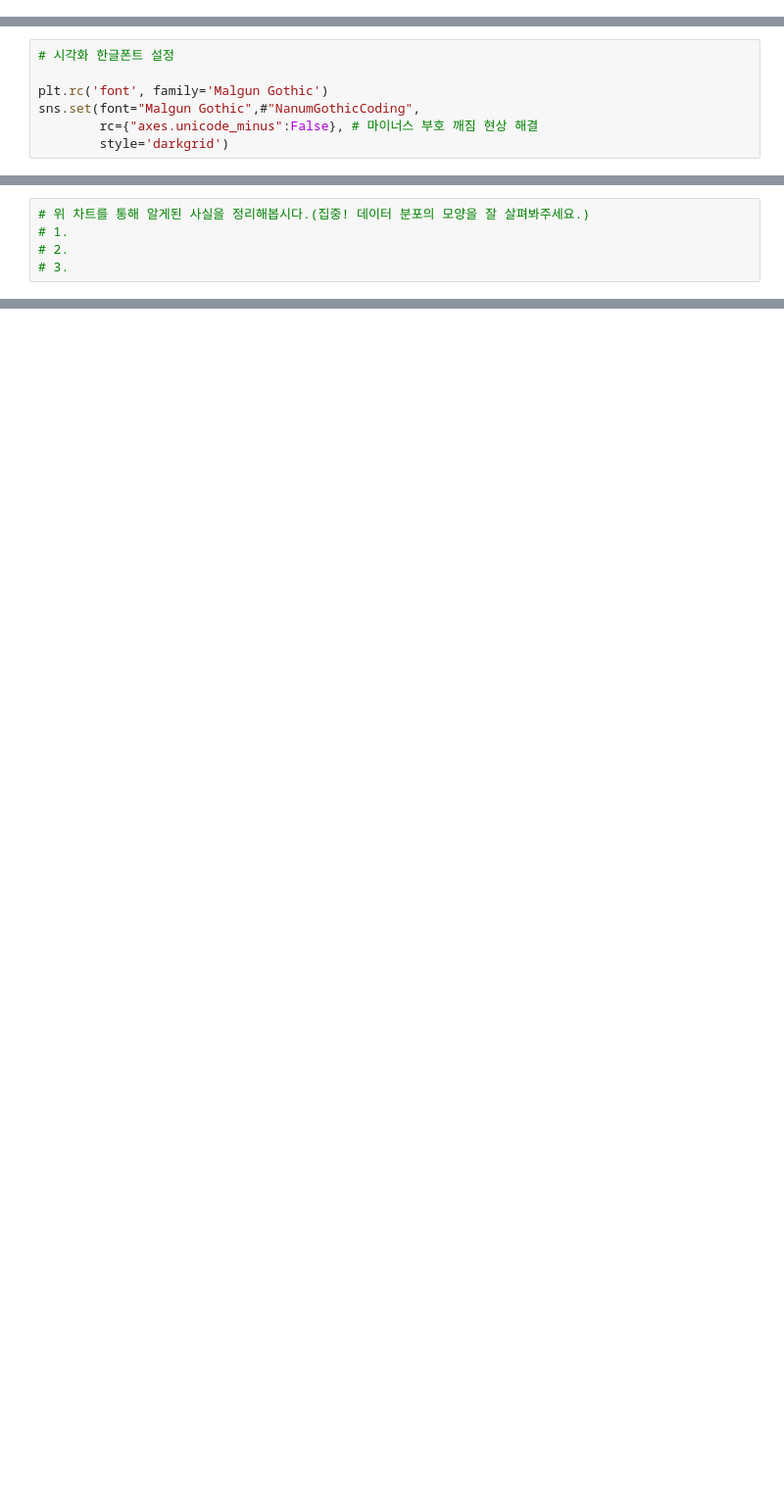
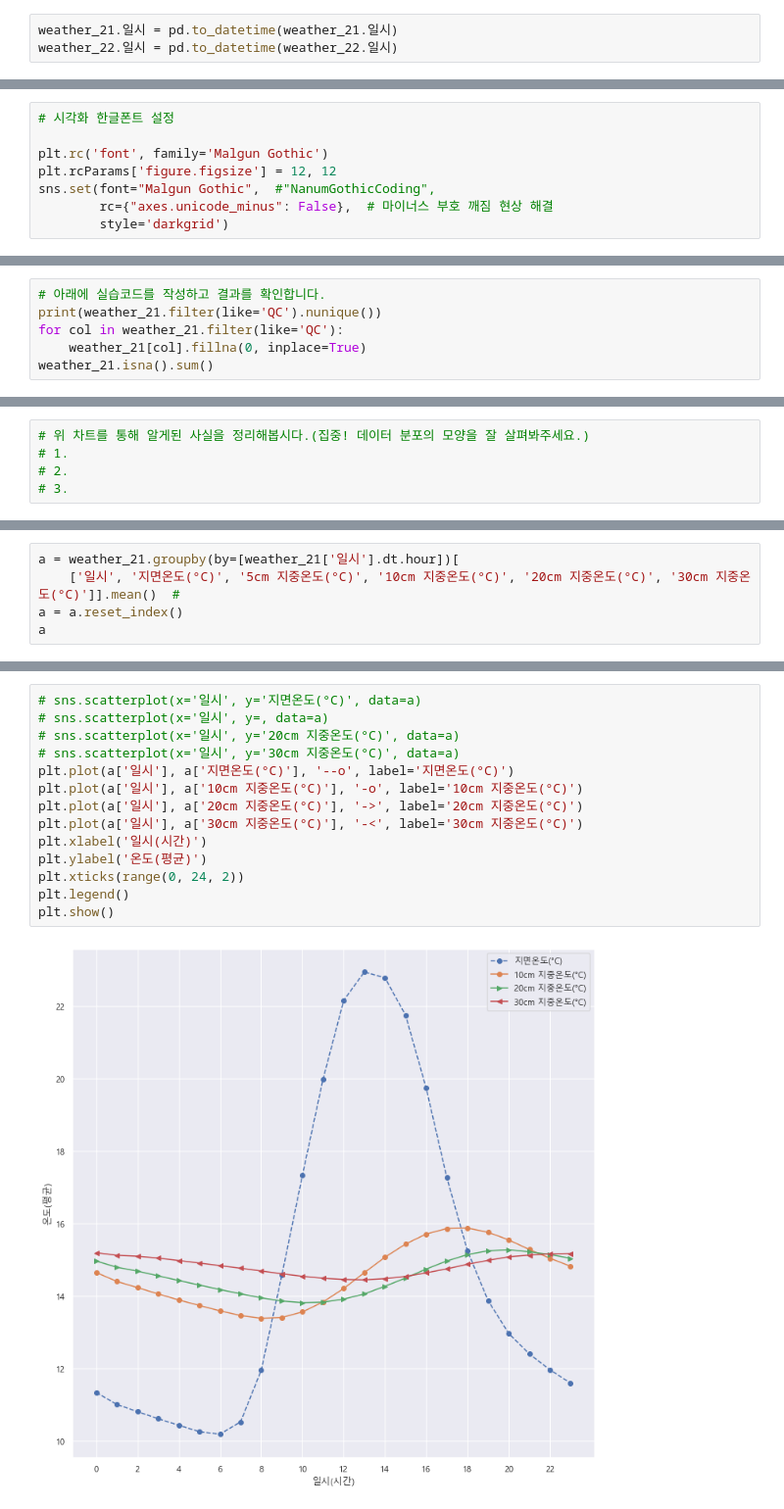
Before and after one commit to cyeongy/kt-aivle, a Jupyter notebook: 미니프로젝트2/미세먼지 실습파일/1. 데이터 불러오기 및 분석(EDA)_2차_미세먼지.ipynb, the cells around one changed output, grey strips where cells are left out. Shown at 98% size. Saved outputs shown, nothing was run; the diff lists cells and outputs as text; blank space fills up the shorter version.

```diff
--- a/미니프로젝트2/미세먼지 실습파일/1. 데이터 불러오기 및 분석(EDA)_2차_미세먼지.ipynb
+++ b/미니프로젝트2/미세먼지 실습파일/1. 데이터 불러오기 및 분석(EDA)_2차_미세먼지.ipynb
@@ -77,0 +212,3 @@
+# %%
+weather_21.일시 = pd.to_datetime(weather_21.일시)
+weather_22.일시 = pd.to_datetime(weather_22.일시)
@@ -93,8 +267,9 @@
 # 시각화 한글폰트 설정
 
 plt.rc('font', family='Malgun Gothic')
-sns.set(font="Malgun Gothic",#"NanumGothicCoding",
-        rc={"axes.unicode_minus":False}, # 마이너스 부호 깨짐 현상 해결
+plt.rcParams['figure.figsize'] = 12, 12
+sns.set(font="Malgun Gothic",  #"NanumGothicCoding",
+        rc={"axes.unicode_minus": False},  # 마이너스 부호 깨짐 현상 해결
         style='darkgrid')
 # %% [markdown]
 #### [실습문제4] 미세먼지 데이터 알아보기
@@ -117,0 +344,6 @@ sns.set(font="Malgun Gothic",#"NanumGothicCoding",
+# %%
+# 아래에 실습코드를 작성하고 결과를 확인합니다.
+print(weather_21.filter(like='QC').nunique())
+for col in weather_21.filter(like='QC'):
+    weather_21[col].fillna(0, inplace=True)
+weather_21.isna().sum()
@@ -126,0 +644,5 @@ sns.set(font="Malgun Gothic",#"NanumGothicCoding",
+# %%
+a = weather_21.groupby(by=[weather_21['일시'].dt.hour])[
+    ['일시', '지면온도(°C)', '5cm 지중온도(°C)', '10cm 지중온도(°C)', '20cm 지중온도(°C)', '30cm 지중온도(°C)']].mean()  #
+a = a.reset_index()
+a
@@ -126,0 +667,16 @@ sns.set(font="Malgun Gothic",#"NanumGothicCoding",
+# %%
+# sns.scatterplot(x='일시', y='지면온도(°C)', data=a)
+# sns.scatterplot(x='일시', y=, data=a)
+# sns.scatterplot(x='일시', y='20cm 지중온도(°C)', data=a)
+# sns.scatterplot(x='일시', y='30cm 지중온도(°C)', data=a)
+plt.plot(a['일시'], a['지면온도(°C)'], '--o', label='지면온도(°C)')
+plt.plot(a['일시'], a['10cm 지중온도(°C)'], '-o', label='10cm 지중온도(°C)')
+plt.plot(a['일시'], a['20cm 지중온도(°C)'], '->', label='20cm 지중온도(°C)')
+plt.plot(a['일시'], a['30cm 지중온도(°C)'], '-<', label='30cm 지중온도(°C)')
+plt.xlabel('일시(시간)')
+plt.ylabel('온도(평균)')
+plt.xticks(range(0, 24, 2))
+plt.legend()
+plt.show()
+# %% [output]
+[figure, added]
```
Also changed, not shown: parts of 83 cells of this notebook, 2 other files.
